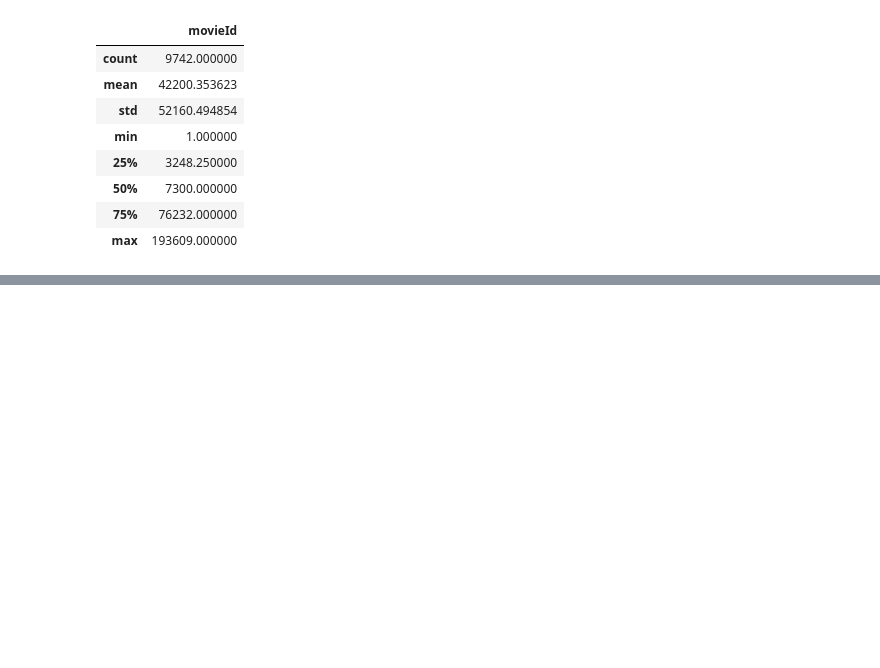
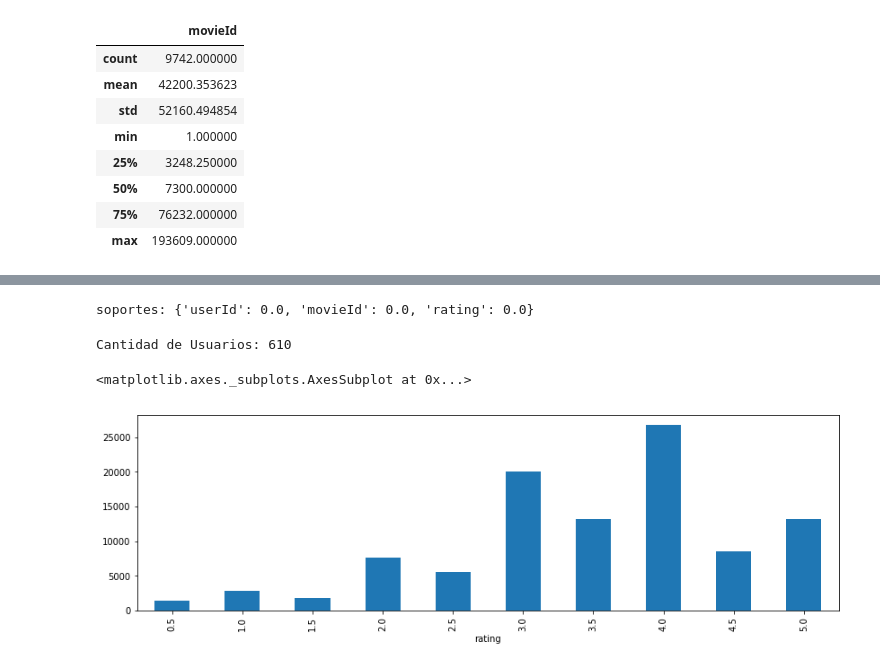
Before and after one commit to manquius/aprendizaje_no_supervisado, a Jupyter notebook: TP1_fernando.ipynb, the cells around one changed output, grey strips where cells are left out. Saved outputs shown, nothing was run; the diff lists cells and outputs as text; code cells hidden in the pictures; blank space fills up the shorter version.

```diff
--- a/TP1_fernando.ipynb
+++ b/TP1_fernando.ipynb
@@ -14,4 +19,5 @@ import zipfile
 with zipfile.ZipFile('ml-latest-small.zip', 'r') as zip_ref:
     zip_ref.extractall('./')
 
-movies = pd.read_csv('ml-latest-small/movies.csv')
+movies = pd.read_csv('ml-latest-small/movies.csv', usecols = ['movieId', 'title'])
+ratings = pd.read_csv('ml-latest-small/ratings.csv', usecols = ['userId', 'movieId', 'rating'])
@@ -31,0 +71,21 @@ movies.describe()
+# %%
+c=movies.shape[0]
+
+c=Counter(ratings.movieId)
+soportes={}
+for key in ratings:
+    soportes[key]=c[key]/2
+print('soportes:',soportes)
+# %% [output]
+soportes: {'userId': 0.0, 'movieId': 0.0, 'rating': 0.0}
+# %%
+count_by_user = len(ratings['userId'].unique())
+print('Cantidad de Usuarios: ' + str(count_by_user))
+# %% [output]
+Cantidad de Usuarios: 610
+# %%
+count_by_rank = ratings.groupby('rating').size()
+count_by_rank.plot.bar(figsize=(14, 4))
+# %% [output]
+<matplotlib.axes._subplots.AxesSubplot at 0x...>
+[figure, added]
```
Also changed, not shown: parts of 9 cells of this notebook.
